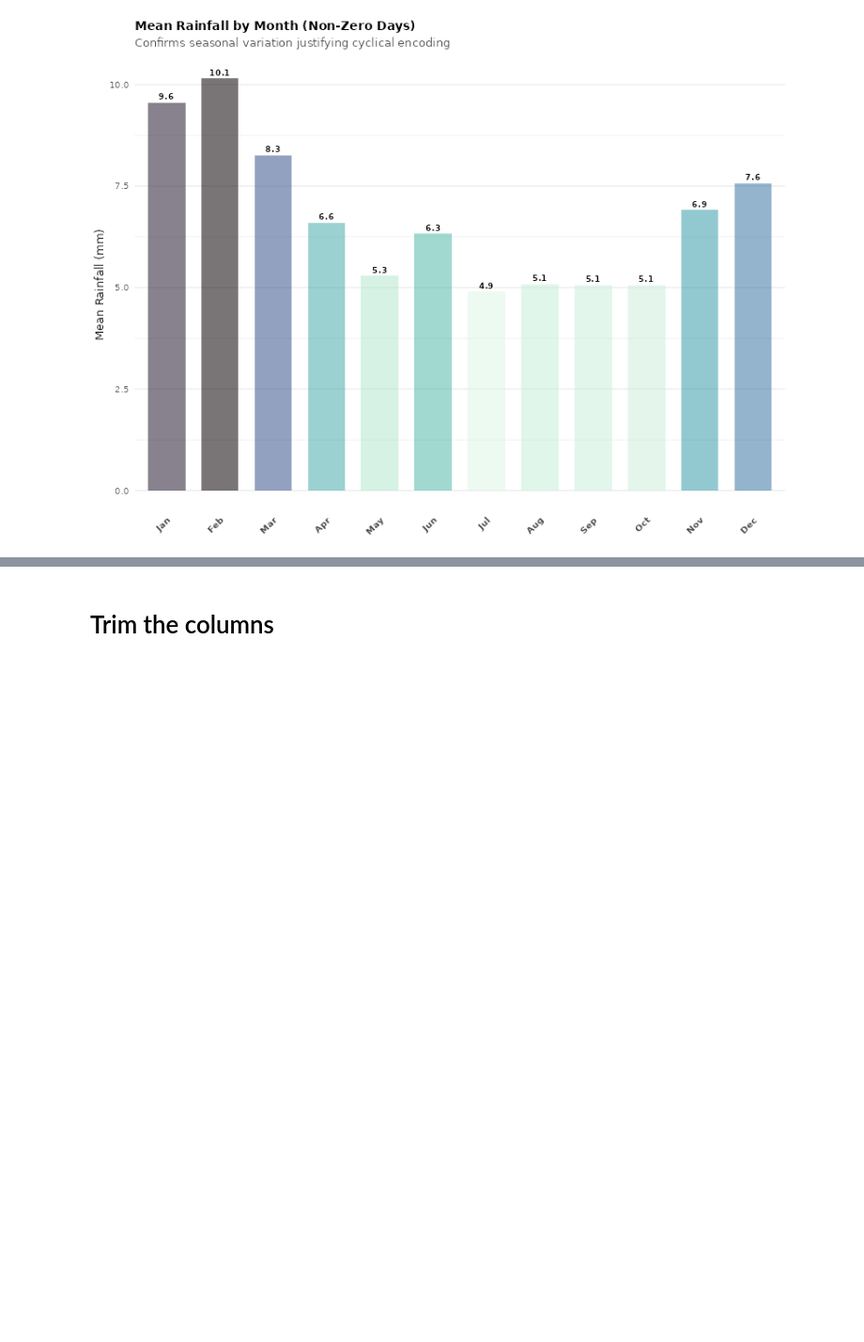
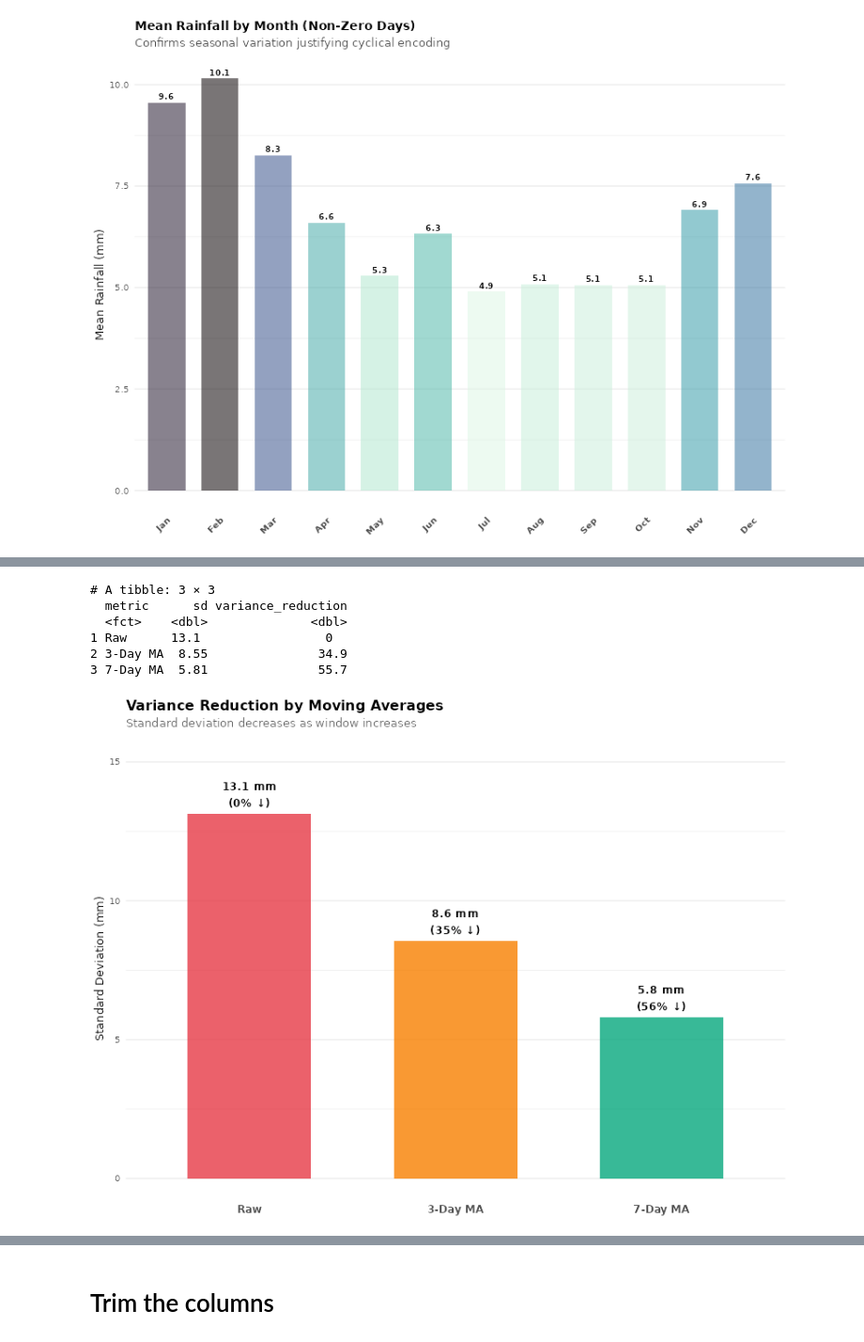
Before and after one commit to Chrisolande/australian-rainfall-dynamics, a Jupyter notebook: ausweather.ipynb, the cells around one changed output, grey strips where cells are left out. Shown at 94% size. Cells and saved outputs as stored; diff of their text form; code cells hidden in the pictures; blank space fills up the shorter version.

```diff
--- a/ausweather.ipynb
+++ b/ausweather.ipynb
@@ -697,7 +777,7 @@ ma_data <- df_final %>%
     rainfall_ma3 = rollmean(rainfall, k = 3, fill = NA, align = "right"),
     rainfall_ma7 = rollmean(rainfall, k = 7, fill = NA, align = "right"),
     humidity_ma3 = rollmean(humidity3pm, k = 3, fill = NA, align = "right"),
-    humidity_ma3 = rollmean(humidity3pm, k = 7, fill = NA, align = "right"),
+    humidity_ma7 = rollmean(humidity3pm, k = 7, fill = NA, align = "right"),
   ) %>%
   ungroup()
 # %%
@@ -749 +835,51 @@ ggplot(p1_data, aes(x = value, fill = metric, color = metric)) +
 [figure]
+# %%
+# Variance Reduction Quantification
+
+variance_data <- ma_data %>%
+  filter(rainfall > 0) %>%
+  summarise(
+    Raw = sd(rainfall, na.rm = TRUE),
+    `3-Day MA` = sd(rainfall_ma3, na.rm = TRUE),
+    `7-Day MA` = sd(rainfall_ma7, na.rm = TRUE)
+  ) %>%
+  pivot_longer(everything(), names_to = "metric", values_to = "sd") %>%
+  mutate(
+    metric = factor(metric, levels = c("Raw", "3-Day MA", "7-Day MA")),
+    variance_reduction = (sd[1] - sd) / sd[1] * 100
+  )
+
+variance_data
+# %% [output]
+# A tibble: 3 × 3
+  metric      sd variance_reduction
+  <fct>    <dbl>              <dbl>
+1 Raw      13.1                 0
+2 3-Day MA  8.55               34.9
+3 7-Day MA  5.81               55.7
+# %%
+ggplot(variance_data, aes(metric, sd, fill = metric)) +
+  geom_col(alpha = 0.8, width = 0.6) +
+  geom_text(aes(label = sprintf("%.1f mm\n(%.0f%% ↓)", sd, variance_reduction)),
+            vjust = -0.3, fontface = "bold", size = 4.5) +
+  scale_fill_manual(
+    values = c("Raw" = "#E63946",
+               "3-Day MA" = "#F77F00",
+               "7-Day MA" = "#06A77D")
+  ) +
+  labs(
+    title = "Variance Reduction by Moving Averages",
+    subtitle = "Standard deviation decreases as window increases",
+    y = "Standard Deviation (mm)",
+    x = NULL
+  ) +
+  theme_minimal(base_size = 13) +
+  theme(
+    plot.title = element_text(face = "bold", size = 16),
+    plot.subtitle = element_text(color = "grey40", margin = margin(b = 10)),
+    legend.position = "none",
+    panel.grid.major.x = element_blank(),
+    axis.text.x = element_text(face = "bold", size = 12)) +
+  ylim(0, max(variance_data$sd) * 1.15)
+# %% [output]
+[figure, added]
```
Also changed, not shown: parts of 32 cells of this notebook.
